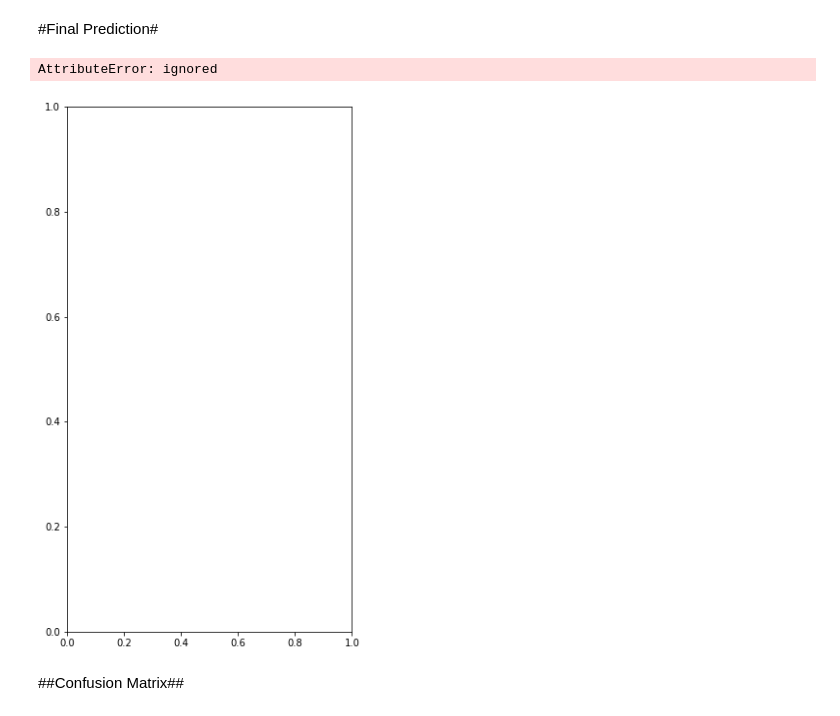
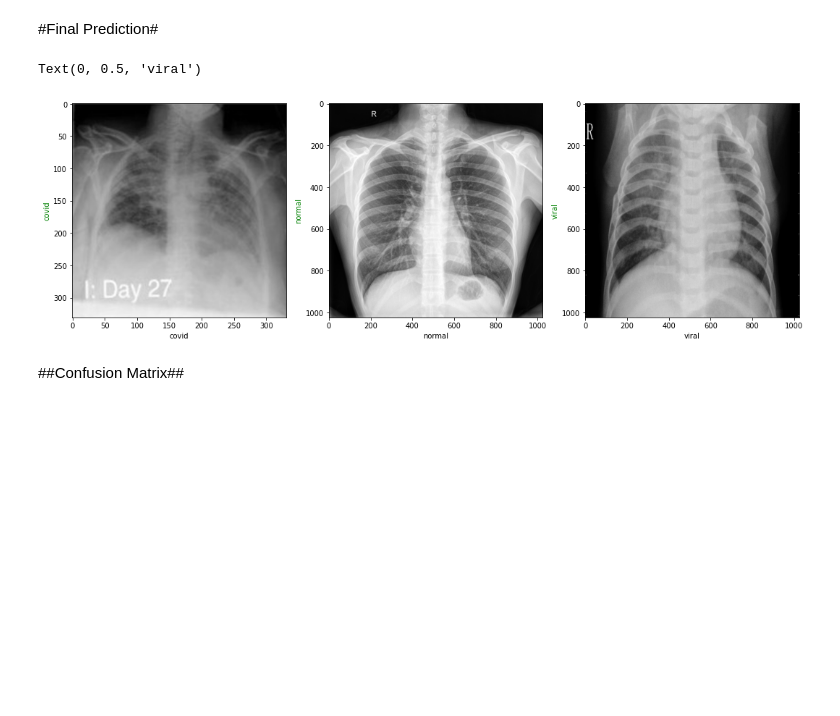
Before and after one commit to prince90038/corona-prediction, a Jupyter notebook: experiment1.ipynb, the cells around one changed output. Saved outputs shown, nothing was run; the diff lists cells and outputs as text; code cells hidden in the pictures; blank space fills up the shorter version.

```diff
--- a/experiment1.ipynb
+++ b/experiment1.ipynb
@@ -263,7 +263,7 @@ rows = 1
 columns = 3
 
 fig.add_subplot(rows, columns, 1)
-ImagePath = '/content/COVID-19 Radiography Database/validation/covid/COVID-19 (1056).png'
+ImagePath = '/content/COVID-19 Radiography Database/validation/covid/COVID-19 (1069).png'
 Image = cv2.imread(ImagePath)
 test_image = image.load_img(ImagePath,target_size=(256, 256))
 test_image = image.img_to_array(test_image)
@@ -273,37 +273,37 @@ result = cnn.predict(test_image)
 plt.imshow(Image)
 col = 'green' if labels[0] == labels[np.argmax(result)] else 'red'
 plt.xlabel(labels[0])
 plt.ylabel(labels[np.argmax(result)], color=col)
 
 fig.add_subplot(rows, columns, 2)
 
-ImagePath = '/content/COVID-19 Radiography Database/validation/normal/NORMAL (291).png'
+ImagePath = '/content/COVID-19 Radiography Database/validation/normal/NORMAL (1050).png'
 test_image = image.load_img(ImagePath,target_size=(256, 256))
 test_image = image.img_to_array(test_image)
 test_image = np.expand_dims(test_image,axis=0)
 result = cnn.predict(test_image)
 Image = cv2.imread(ImagePath)
 
 plt.imshow(Image)
 col = 'green' if labels[1] == labels[np.argmax(result)] else 'red'
 plt.xlabel(labels[1])
 plt.ylabel(labels[np.argmax(result)], color=col)
 
 fig.add_subplot(rows, columns, 3)
-ImagePath = '/content/COVID-19 Radiography Database/validation/viral/Viral Pneumonia (104).png'
+ImagePath = '/content/COVID-19 Radiography Database/validation/viral/Viral Pneumonia (529).png'
 Image = cv2.imread(ImagePath)
 test_image = image.load_img(ImagePath,target_size=(256, 256))
 test_image = image.img_to_array(test_image)
 test_image = np.expand_dims(test_image,axis=0)
 result = cnn.predict(test_image)
 
 plt.imshow(Image)
 col = 'green' if labels[2] == labels[np.argmax(result)] else 'red'
 plt.xlabel(labels[2])
 plt.ylabel(labels[np.argmax(result)], color=col)
 # %% [output]
-AttributeError: ignored
+Text(0, 0.5, 'viral')
-[figure, old version]
+[figure, new version]
 # %% [markdown]
 ##Confusion Matrix##
 # %%
```
